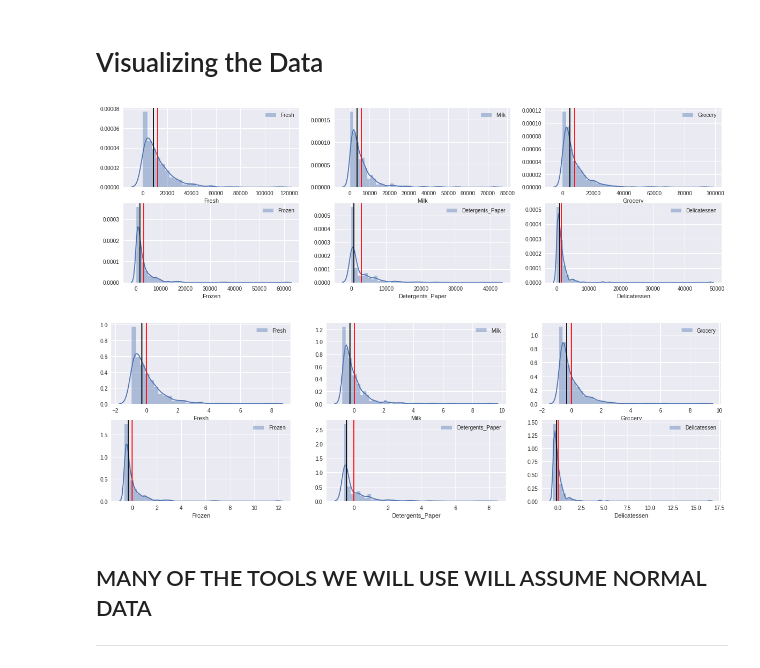
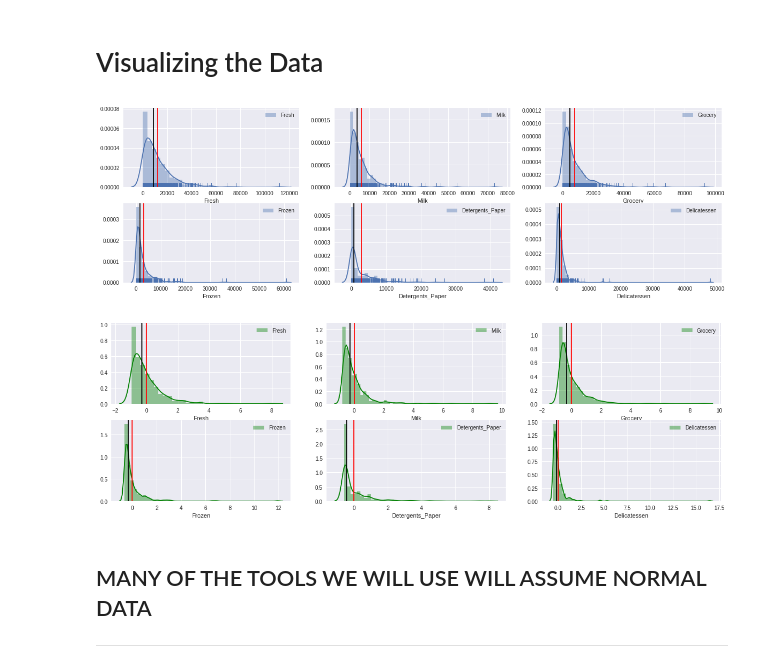
Before and after one commit to asutosh223/UCLA_CSX_450_2_2018_W, a Jupyter notebook: 05-wholesale_customers_2/04-transforming_data-joshua.ipynb, the cells around one changed output. Saved outputs shown, nothing was run; the diff lists cells and outputs as text; code cells hidden in the pictures.

```diff
--- a/05-wholesale_customers_2/04-transforming_data-joshua.ipynb
+++ b/05-wholesale_customers_2/04-transforming_data-joshua.ipynb
@@ -81,22 +81,22 @@ display(sc_stats)
 fig = plt.figure(figsize=(20,6))
 for i, col in enumerate(customer_df.columns):
     fig.add_subplot(231+i)
-    sns.distplot(customer_df[col], label=col)
+    sns.distplot(customer_df[col], label=col,rug=True)
     plt.axvline(customer_df[col].mean(), c='red')
     plt.axvline(customer_df[col].median(), c='black')
     plt.legend()
 # %% [output]
-[figure, old version]
+[figure, new version]
 # %%
 fig = plt.figure(figsize=(20,6))
 for i, col in enumerate(customer_sc_df.columns):
     fig.add_subplot(231+i)
-    sns.distplot(customer_sc_df[col], label=col)
+    sns.distplot(customer_sc_df[col], label=col,color='g')
     plt.axvline(customer_sc_df[col].mean(), c='red')
     plt.axvline(customer_sc_df[col].median(), c='black')
     plt.legend()
 # %% [output]
-[figure, old version]
+[figure, new version]
 # %% [markdown]
 ## MANY OF THE TOOLS WE WILL USE WILL ASSUME NORMAL DATA
 
```
Also changed, not shown: parts of 6 cells of this notebook, 12 other files.
